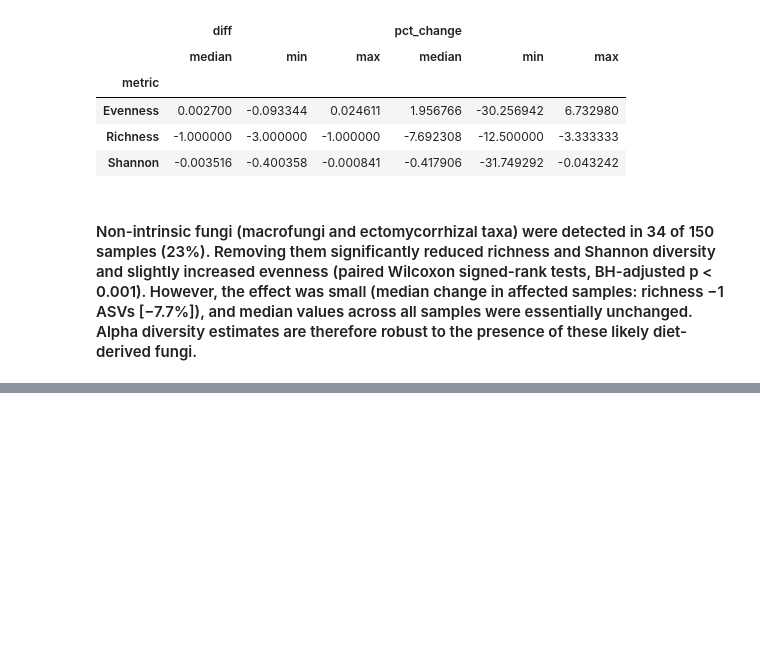
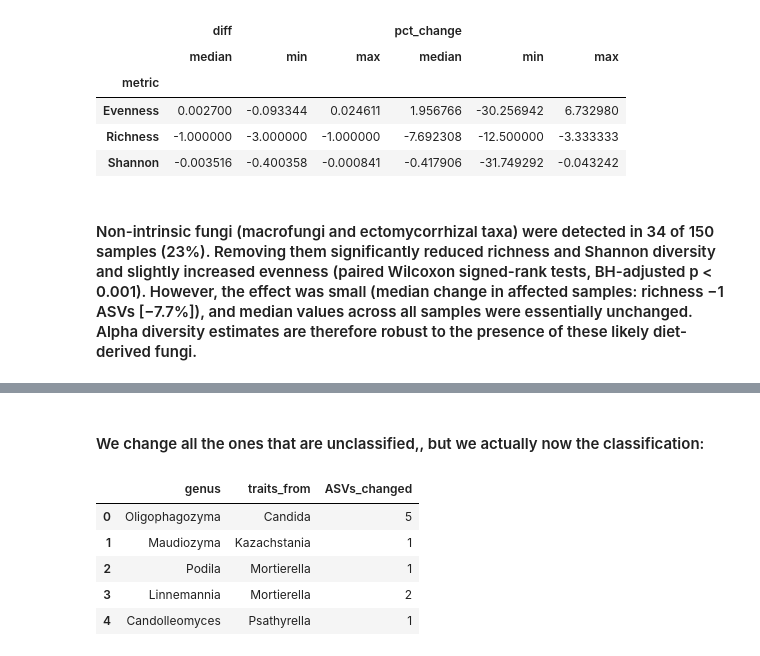
Before and after one commit to elettra-fromm/FunGut, a Jupyter notebook: scripts/Fungal_Annotation.ipynb, the cells around one changed output, grey strips where cells are left out. Saved outputs shown, nothing was run; the diff lists cells and outputs as text; code cells hidden in the pictures; blank space fills up the shorter version.

Commit message:
Fungal Annotation

```diff
--- a/scripts/Fungal_Annotation.ipynb
+++ b/scripts/Fungal_Annotation.ipynb
@@ -327,0 +396,10 @@ CalledProcessError: Command 'b'cm_dir=$1; filt_dir=$2; vis_dir=$3; metadata=$4\n
+# %%
+pd.set_option("display.max_colwidth", None)        # don't cut text off
+
+asv = reads.index[0]
+print(traits.loc[asv, "taxon"])
+print("Genus recognised by the plugin:", traits.loc[asv, "fungal_traits_genus"])
+
+present = tab.loc[asv]
+print((present > 0).sum(), "of", tab.shape[1], "samples contain this ASV")
+present.sort_values(ascending=False).head(10)       # samples with the most reads of this ASV
@@ -327,0 +496,31 @@ CalledProcessError: Command 'b'cm_dir=$1; filt_dir=$2; vis_dir=$3; metadata=$4\n
+# %% [markdown]
+#### We change all the ones that are unclassified,, but we actually now the classification:
+# %%
+# new genus: (former genus, primary, secondary, growth form, fruiting body). Values from FungalTraits v1.2
+manual = {
+    "Oligophagozyma": ("Candida",      "nectar/tap_saprotroph", "",                  "yeast",                "none"),
+    "Maudiozyma":     ("Kazachstania", "nectar/tap_saprotroph", "",                  "yeast",                "none"),
+    "Podila":         ("Mortierella",  "soil_saprotroph",       "root-associated",   "filamentous_mycelium", "none"),
+    "Linnemannia":    ("Mortierella",  "soil_saprotroph",       "root-associated",   "filamentous_mycelium", "none"),
+    "Candolleomyces": ("Psathyrella",  "wood_saprotroph",       "litter_saprotroph", "filamentous_mycelium", "agaricoid"),
+}
+cols = ["primary_lifestyle", "secondary_lifestyle", "growth_form_template", "fruitbody_type_template"]
+
+t = pd.read_csv(f"{out_dir_2}/fungal_traits_tsv/metadata.tsv", sep="\t", dtype=str, keep_default_na=False)   # starts again from the ORIGINAL file
+genus = t["taxon"].str.extract(r"g__([^;]+)")[0]
+
+log = []
+for new, (old, *values) in manual.items():
+    m = (genus == new) & (t["primary_lifestyle"] == "")
+    t.loc[m, cols] = values
+    log.append({"genus": new, "traits_from": old, "ASVs_changed": int(m.sum())})
+
+t.to_csv(f"{out_dir_2}/traits_curated.tsv", sep="\t", index=False)
+pd.DataFrame(log)
+# %% [output]
+|  | genus | traits_from | ASVs_changed |
+| 0 | Oligophagozyma | Candida | 5 |
+| 1 | Maudiozyma | Kazachstania | 1 |
+| 2 | Podila | Mortierella | 1 |
+| 3 | Linnemannia | Mortierella | 2 |
+| 4 | Candolleomyces | Psathyrella | 1 |
```
Also changed, not shown: parts of 25 cells of this notebook, 5 other files.
